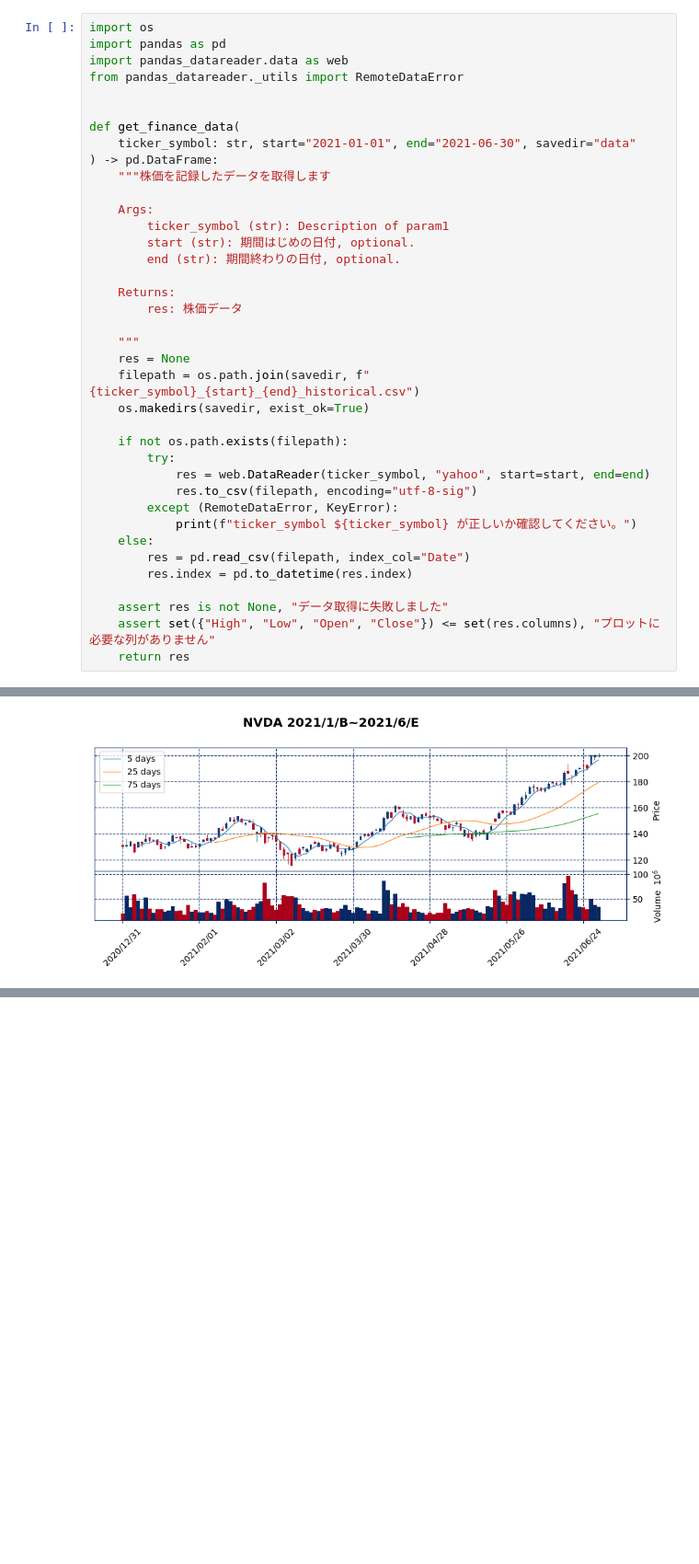
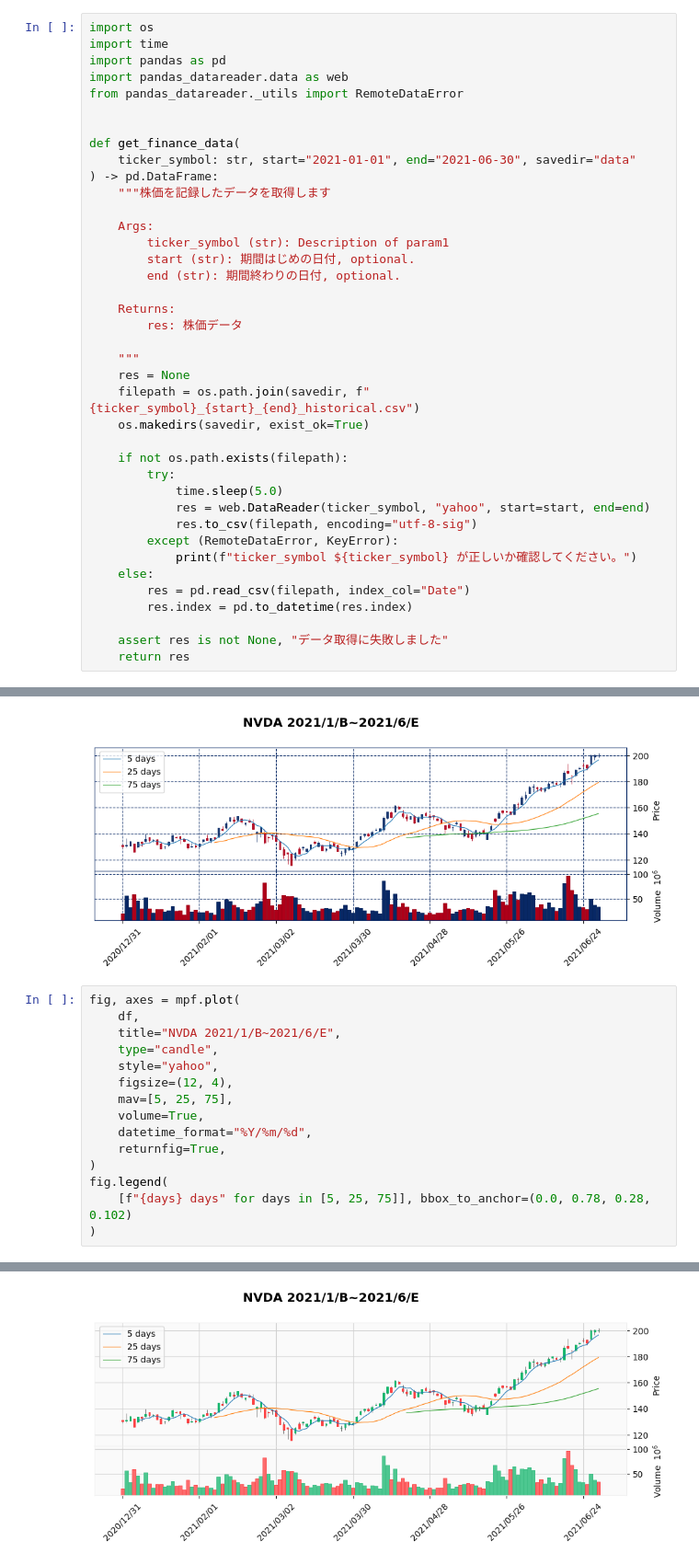
Before and after one commit to k-datamining/dm-ts, a Jupyter notebook: dm-ts/ts/plot/001_mplfinance.ipynb, the cells around one changed output, grey strips where cells are left out. Shown at 92% size. Cells and saved outputs as stored; diff of their text form; blank space fills up the shorter version.

````diff
--- a/dm-ts/ts/plot/001_mplfinance.ipynb
+++ b/dm-ts/ts/plot/001_mplfinance.ipynb
@@ -8,6 +8,7 @@
 ```
 # %%
 import os
+import time
 import pandas as pd
 import pandas_datareader.data as web
 from pandas_datareader._utils import RemoteDataError
@@ -33,6 +34,7 @@ def get_finance_data(
 
     if not os.path.exists(filepath):
         try:
+            time.sleep(5.0)
             res = web.DataReader(ticker_symbol, "yahoo", start=start, end=end)
             res.to_csv(filepath, encoding="utf-8-sig")
         except (RemoteDataError, KeyError):
@@ -42,7 +44,6 @@ def get_finance_data(
         res.index = pd.to_datetime(res.index)
 
     assert res is not None, "データ取得に失敗しました"
-    assert set({"High", "Low", "Open", "Close"}) <= set(res.columns), "プロットに必要な列がありません"
     return res
 # %%
 # 銘柄名、期間、保存先ファイル
@@ -129,3 +133,19 @@ fig.legend(
 # %% [output]
 <matplotlib.legend.Legend at 0x...>
 [figure]
+# %%
+fig, axes = mpf.plot(
+    df,
+    title="NVDA 2021/1/B~2021/6/E",
+    type="candle",
+    style="yahoo",
+    figsize=(12, 4),
+    mav=[5, 25, 75],
+    volume=True,
+    datetime_format="%Y/%m/%d",
+    returnfig=True,
+)
+fig.legend(
+    [f"{days} days" for days in [5, 25, 75]], bbox_to_anchor=(0.0, 0.78, 0.28, 0.102)
+)
+# %% [output]
@@ -131,0 +153 @@ fig.legend(
+[figure, added]
````
Also changed, not shown: parts of 2 cells of this notebook, 4 other files.
